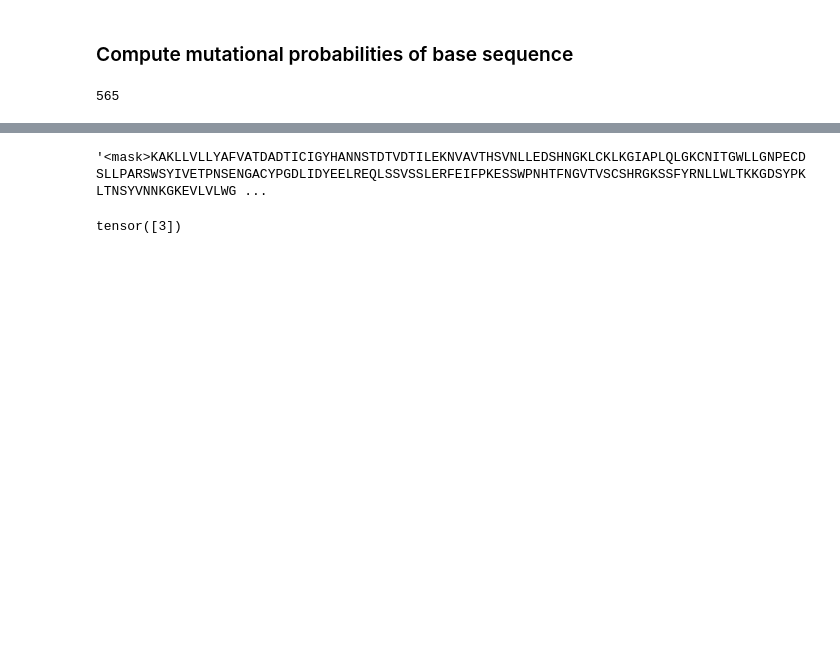
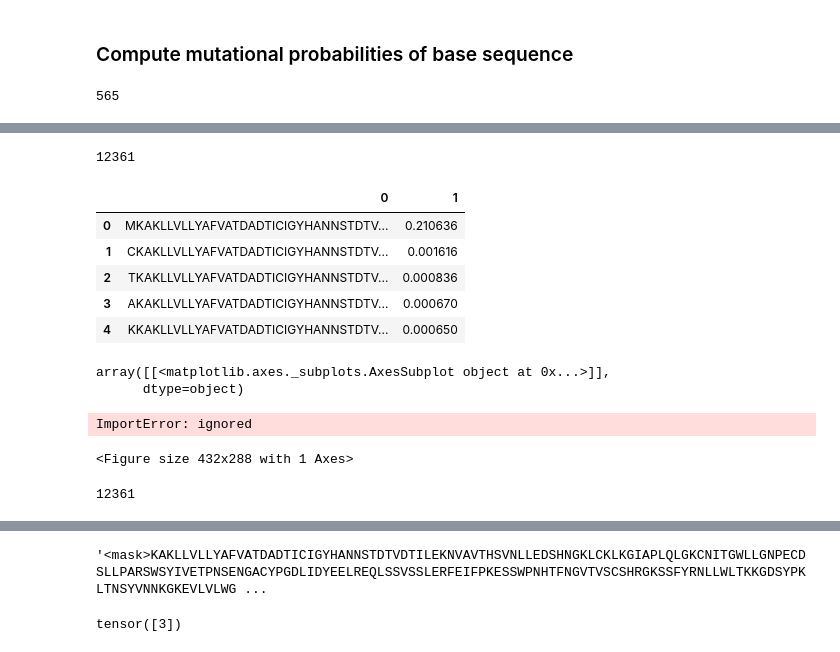
Before and after one commit to areias/viral-escape, a Jupyter notebook: FluBERTa_prediction.ipynb, the cells around one changed output, grey strips where cells are left out. Cells and saved outputs as stored; diff of their text form; code cells hidden in the pictures; blank space fills up the shorter version.

Commit message:
saved sequence_probabilities.csv and sequence_change.csv to laptop too

```diff
--- a/FluBERTa_prediction.ipynb
+++ b/FluBERTa_prediction.ipynb
@@ -289,0 +306,28 @@ for i in range(len(seq_to_mutate)):
+# %%
+prob_df = pd.read_csv("drive/MyDrive/FluBERTa/sequence_probabilities.csv", header=None)
+# %%
+len(prob_df)
+# %% [output]
+12361
+# %%
+import matplotlib.pyplot as plt
+prob_df.head()
+# %% [output]
+|  | 0 | 1 |
+| 0 | MKAKLLVLLYAFVATDADTICIGYHANNSTDTV... | 0.210636 |
+| 1 | CKAKLLVLLYAFVATDADTICIGYHANNSTDTV... | 0.001616 |
+| 2 | TKAKLLVLLYAFVATDADTICIGYHANNSTDTV... | 0.000836 |
+| 3 | AKAKLLVLLYAFVATDADTICIGYHANNSTDTV... | 0.000670 |
+| 4 | KKAKLLVLLYAFVATDADTICIGYHANNSTDTV... | 0.000650 |
+# %%
+prob_df.hist()
+# %% [output]
+array([[<matplotlib.axes._subplots.AxesSubplot object at 0x...>]],
+      dtype=object)
+ImportError: ignored
+<Figure size 432x288 with 1 Axes>
+# %%
+change_df = pd.read_csv("drive/MyDrive/FluBERTa/sequence_change.csv",header=None)
+len(change_df)
+# %% [output]
+12361
```
Also changed, not shown: parts of 2 cells of this notebook.
